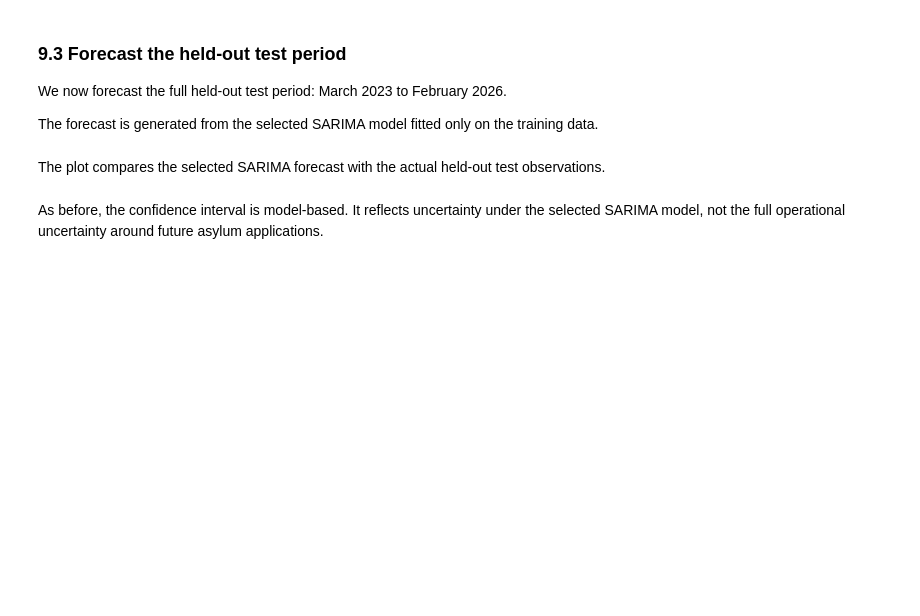
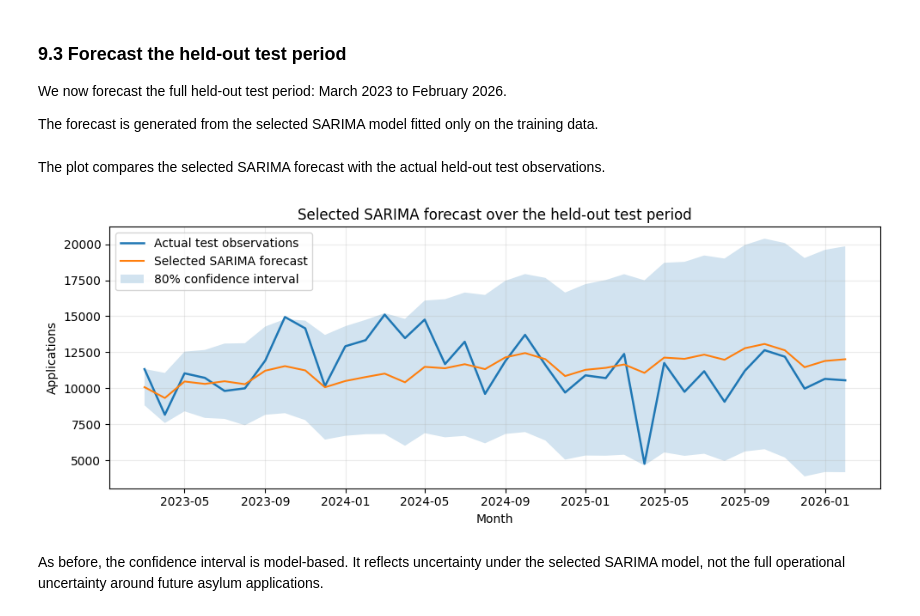
Before and after one commit to kcsongor011/humanitarian_decision_toolkit, a Jupyter notebook: notebooks/forecasting/arrival_dynamics_2_long_term_country_level_arrivals.ipynb, the cells around one changed output. Saved outputs shown, nothing was run; the diff lists cells and outputs as text; code cells hidden in the pictures; blank space fills up the shorter version.

```diff
--- a/notebooks/forecasting/arrival_dynamics_2_long_term_country_level_arrivals.ipynb
+++ b/notebooks/forecasting/arrival_dynamics_2_long_term_country_level_arrivals.ipynb
@@ -899,49 +921,26 @@ We now forecast the full held-out test period: March 2023 to February 2026.
 
 The forecast is generated from the selected SARIMA model fitted only on the training data.
 # %%
-selected_sarima_forecast_result = selected_sarima_results.get_forecast(steps=len(test))
-selected_sarima_forecast_mean = selected_sarima_forecast_result.predicted_mean
-selected_sarima_forecast_interval = selected_sarima_forecast_result.conf_int(alpha=0.20)
+selected_sarima_forecast = make_forecast_frame(
+    selected_sarima_results,
+    test,
+    forecast_column="selected_sarima_forecast",
+    lower_column="selected_sarima_lower_80",
+    upper_column="selected_sarima_upper_80",
+)
-# %%
-selected_sarima_forecast = pd.DataFrame(
-    {
-        "date": test["date"].to_numpy(),
-        "actual_applications": test["applications"].to_numpy(),
-        "selected_sarima_forecast": selected_sarima_forecast_mean.to_numpy(),
-        "selected_sarima_lower_80": selected_sarima_forecast_interval.iloc[:, 0].to_numpy(),
-        "selected_sarima_upper_80": selected_sarima_forecast_interval.iloc[:, 1].to_numpy(),
-    }
-)
 # %% [markdown]
 The plot compares the selected SARIMA forecast with the actual held-out test observations.
 # %%
-fig, ax = plt.subplots(figsize=(10, 4))
-ax.plot(
-    selected_sarima_forecast["date"],
-    selected_sarima_forecast["actual_applications"],
-    label="Actual test observations",
-    linewidth=1.8,
+plot_forecast_with_interval(
+    selected_sarima_forecast,
+    forecast_column="selected_sarima_forecast",
+    lower_column="selected_sarima_lower_80",
+    upper_column="selected_sarima_upper_80",
+    title="Selected SARIMA forecast over the held-out test period",
+    forecast_label="Selected SARIMA forecast",
 )
-ax.plot(
-    selected_sarima_forecast["date"],
-    selected_sarima_forecast["selected_sarima_forecast"],
-    label="Selected SARIMA forecast",
-    linewidth=1.5,
-)
-ax.fill_between(
-    selected_sarima_forecast["date"],
-    selected_sarima_forecast["selected_sarima_lower_80"],
-    selected_sarima_forecast["selected_sarima_upper_80"],
-    alpha=0.2,
-    label="80% confidence interval",
-)
-ax.set_title("Selected SARIMA forecast over the held-out test period")
-ax.set_xlabel("Month")
-ax.set_ylabel("Applications")
-ax.grid(alpha=0.25)
-ax.legend()
-plt.tight_layout()
-plt.show()
+# %% [output]
+[figure, added]
 # %% [markdown]
 As before, the confidence interval is model-based. It reflects uncertainty under the selected SARIMA model, not the full operational uncertainty around future asylum applications.
 # %% [markdown]
```
Also changed, not shown: parts of 31 cells of this notebook, 2 other files.
